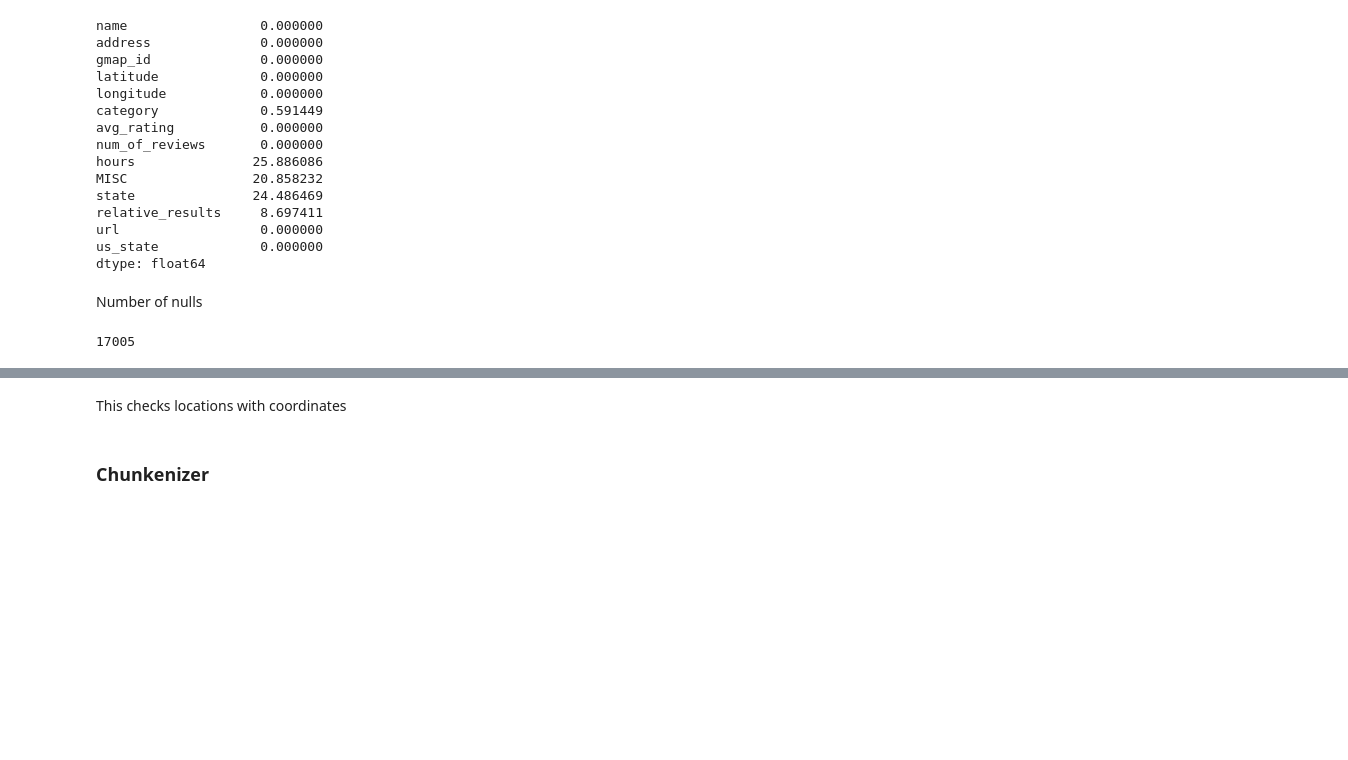
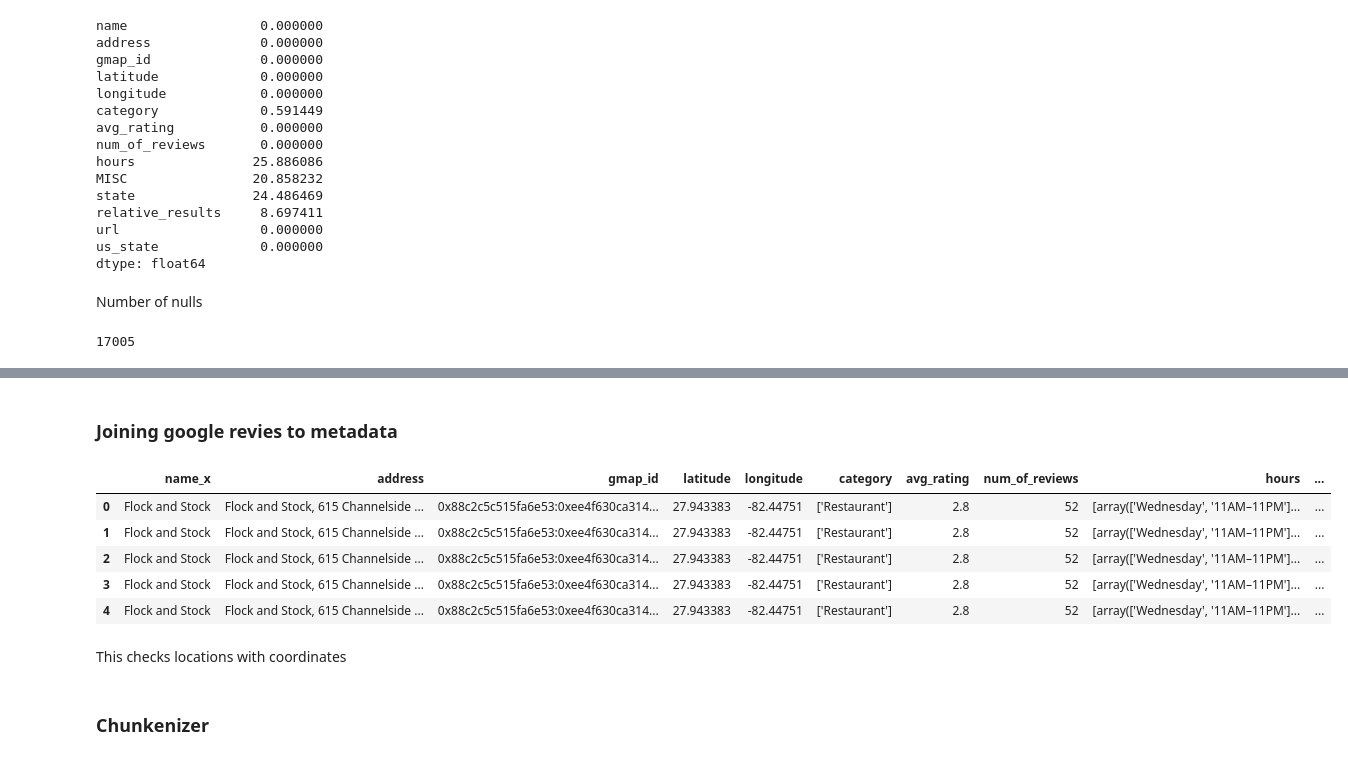
Before and after one commit to melodiromero/Google-Yelp, a Jupyter notebook: Sprint-1/Yelp/etl_eda.ipynb, the cells around one changed output, grey strips where cells are left out. Cells and saved outputs as stored; diff of their text form; code cells hidden in the pictures; blank space fills up the shorter version.

Commit message:
metada y google reviews finalmente unidos, y filtrados en categoria relacionada a gastronomia y años innexistentes en reviews. columnas descartadas en reviews, y exploratoria de datos

```diff
--- a/Sprint-1/Yelp/etl_eda.ipynb
+++ b/Sprint-1/Yelp/etl_eda.ipynb
@@ -501,0 +513,13 @@ metada_reviews_df.explode(column="category")
+# %% [markdown]
+### Joining google revies to metadata
+# %%
+google_maps__folder_path = 'C:\\Users\\jdieg\\Desktop\\henry\\proyectos\\Google-Yelp\\.data\\google_maps'
+# %%
+import dask.dataframe as dd
+
+metadata_left_ddf = dd.read_parquet(google_maps__folder_path + "\\metadata_google_reviews.parquet", npartitions=10)
+google_reviews_right_ddf = dd.read_parquet(google_maps__folder_path + "\\google_reviews.parquet", npartitions=10)
+
+result_ddf = metadata_left_ddf.merge(google_reviews_right_ddf, on="gmap_id", how="left")
+
+result_ddf = result_ddf.compute()
@@ -501,0 +528,9 @@ metada_reviews_df.explode(column="category")
+# %%
+result_ddf.head(5)
+# %% [output]
+|  | name_x | address | gmap_id | latitude | longitude | category | avg_rating | num_of_reviews | hours | ... |
+| 0 | Flock and Stock | Flock and Stock, 615 Channelside ... | 0x88c2c5c515fa6e53:0xee4f630ca314... | 27.943383 | -82.44751 | ['Restaurant'] | 2.8 | 52 | [array(['Wednesday', '11AM–11PM']... | ... |
+| 1 | Flock and Stock | Flock and Stock, 615 Channelside ... | 0x88c2c5c515fa6e53:0xee4f630ca314... | 27.943383 | -82.44751 | ['Restaurant'] | 2.8 | 52 | [array(['Wednesday', '11AM–11PM']... | ... |
+| 2 | Flock and Stock | Flock and Stock, 615 Channelside ... | 0x88c2c5c515fa6e53:0xee4f630ca314... | 27.943383 | -82.44751 | ['Restaurant'] | 2.8 | 52 | [array(['Wednesday', '11AM–11PM']... | ... |
+| 3 | Flock and Stock | Flock and Stock, 615 Channelside ... | 0x88c2c5c515fa6e53:0xee4f630ca314... | 27.943383 | -82.44751 | ['Restaurant'] | 2.8 | 52 | [array(['Wednesday', '11AM–11PM']... | ... |
+| 4 | Flock and Stock | Flock and Stock, 615 Channelside ... | 0x88c2c5c515fa6e53:0xee4f630ca314... | 27.943383 | -82.44751 | ['Restaurant'] | 2.8 | 52 | [array(['Wednesday', '11AM–11PM']... | ... |
```
Also changed, not shown: parts of 13 cells of this notebook.
